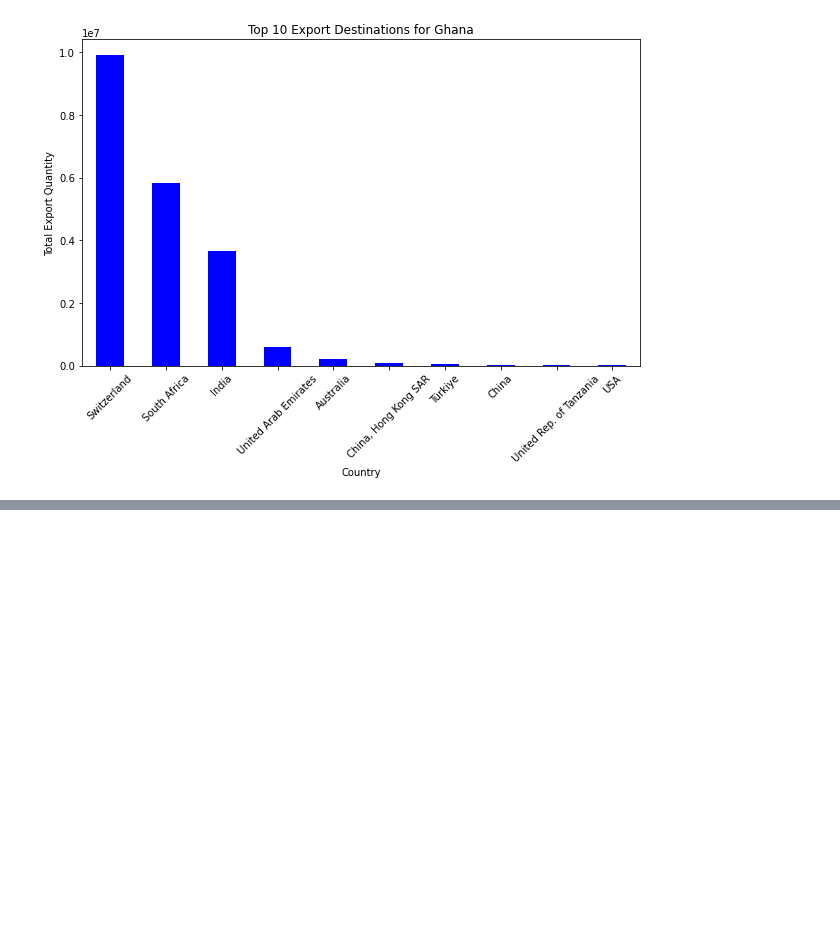
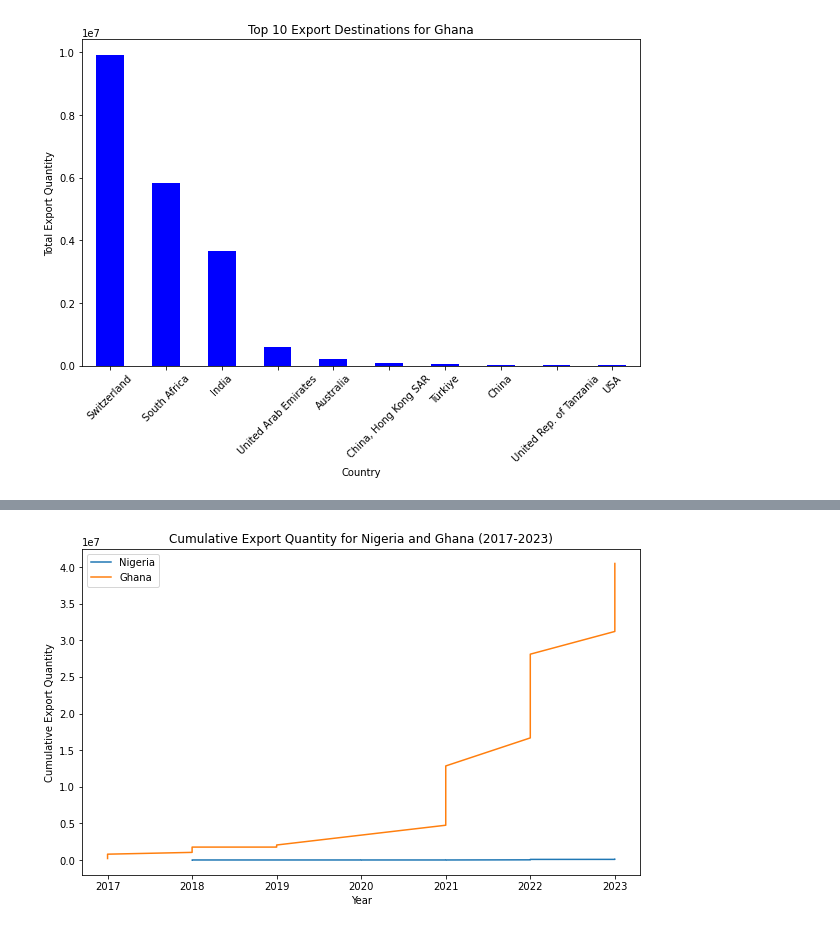
Before and after one commit to MrEktirir/Gold_Trade, a Jupyter notebook: Ghana_Nigeria_Gold_Trade_Analysis.ipynb, the cells around one changed output, grey strips where cells are left out. Cells and saved outputs as stored; diff of their text form; code cells hidden in the pictures; blank space fills up the shorter version.

```diff
--- a/Ghana_Nigeria_Gold_Trade_Analysis.ipynb
+++ b/Ghana_Nigeria_Gold_Trade_Analysis.ipynb
@@ -541,0 +549,14 @@ plt.show()
+# %%
+plt.figure(figsize=(10, 6))
+for country in ['Nigeria', 'Ghana']:
+    subset = df[df['ReporterDesc'] == country].copy()
+    subset['CumulativeQty'] = subset['Qty'].cumsum()
+    plt.plot(subset['RefYear'], subset['CumulativeQty'], label=country)
+plt.title('Cumulative Export Quantity for Nigeria and Ghana (2017-2023)')
+plt.xlabel('Year')
+plt.ylabel('Cumulative Export Quantity')
+plt.legend()
+plt.grid(False)
+plt.show()
+# %% [output]
+[figure, added]
```
Also changed, not shown: parts of 8 cells of this notebook.
